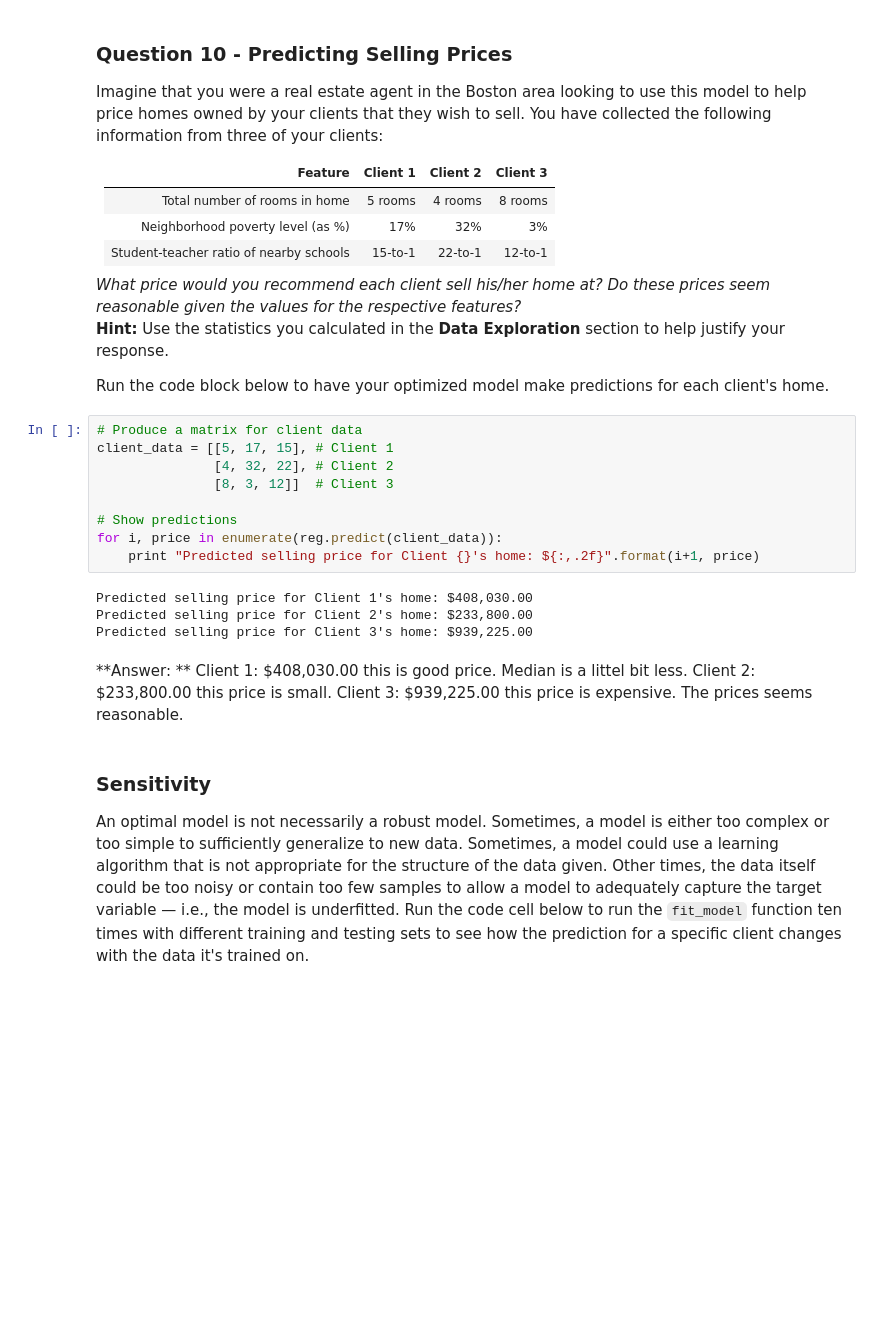
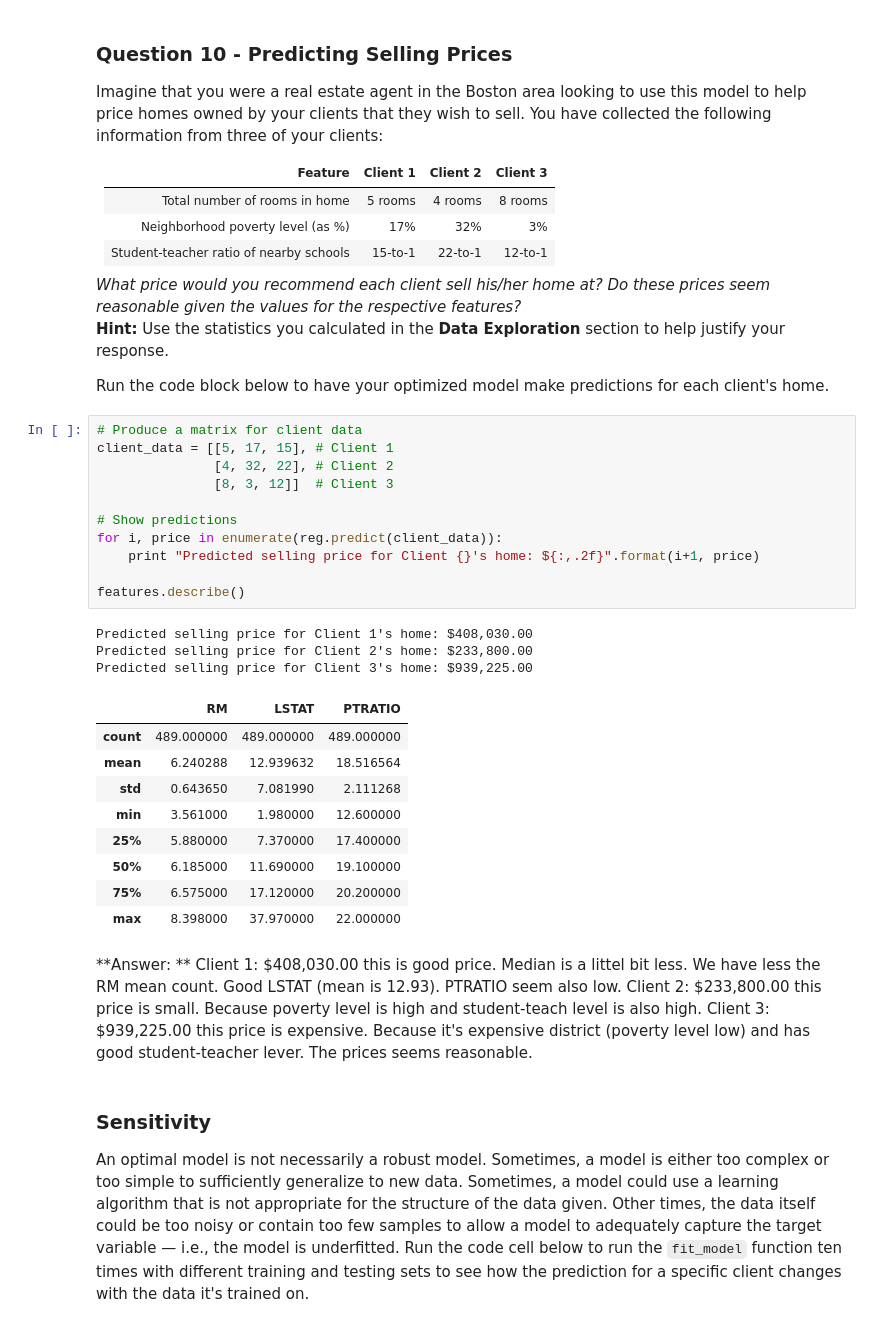
Before and after one commit to kiril-me/machine-learning, a Jupyter notebook: projects/boston_housing/boston_housing.ipynb, the cells around one changed output. Saved outputs shown, nothing was run; the diff lists cells and outputs as text; blank space fills up the shorter version.

```diff
--- a/projects/boston_housing/boston_housing.ipynb
+++ b/projects/boston_housing/boston_housing.ipynb
@@ -312,21 +312,32 @@ Run the code block below to have your optimized model make predictions for each
 # %%
 # Produce a matrix for client data
 client_data = [[5, 17, 15], # Client 1
                [4, 32, 22], # Client 2
                [8, 3, 12]]  # Client 3
 
 # Show predictions
 for i, price in enumerate(reg.predict(client_data)):
     print "Predicted selling price for Client {}'s home: ${:,.2f}".format(i+1, price)
+
+features.describe()
 # %% [output]
 Predicted selling price for Client 1's home: $408,030.00
 Predicted selling price for Client 2's home: $233,800.00
 Predicted selling price for Client 3's home: $939,225.00
+|  | RM | LSTAT | PTRATIO |
+| count | 489.000000 | 489.000000 | 489.000000 |
+| mean | 6.240288 | 12.939632 | 18.516564 |
+| std | 0.643650 | 7.081990 | 2.111268 |
+| min | 3.561000 | 1.980000 | 12.600000 |
+| 25% | 5.880000 | 7.370000 | 17.400000 |
+| 50% | 6.185000 | 11.690000 | 19.100000 |
+| 75% | 6.575000 | 17.120000 | 20.200000 |
+| max | 8.398000 | 37.970000 | 22.000000 |
 # %% [markdown]
 **Answer: **
-Client 1: \$408,030.00  this is good price. Median is a littel bit less.
-Client 2: \$233,800.00  this price is small.
-Client 3: \$939,225.00  this price is expensive.
+Client 1: \$408,030.00  this is good price. Median is a littel bit less. We have less the RM mean count. Good LSTAT (mean is 12.93). PTRATIO seem also low.
+Client 2: \$233,800.00  this price is small. Because poverty level is high and student-teach level is also high.
+Client 3: \$939,225.00  this price is expensive. Because it's expensive district (poverty level low) and has good student-teacher lever.
 The prices seems reasonable.
 # %% [markdown]
 ### Sensitivity
```
Also changed, not shown: parts of 6 cells of this notebook, 1 other file.
